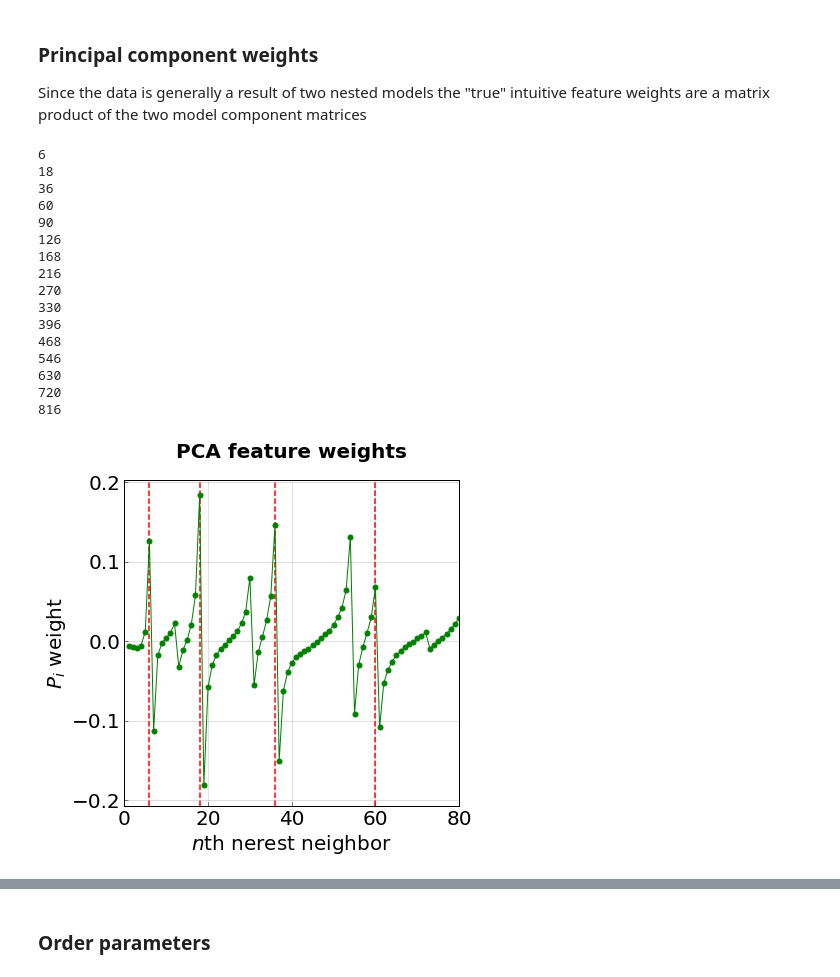
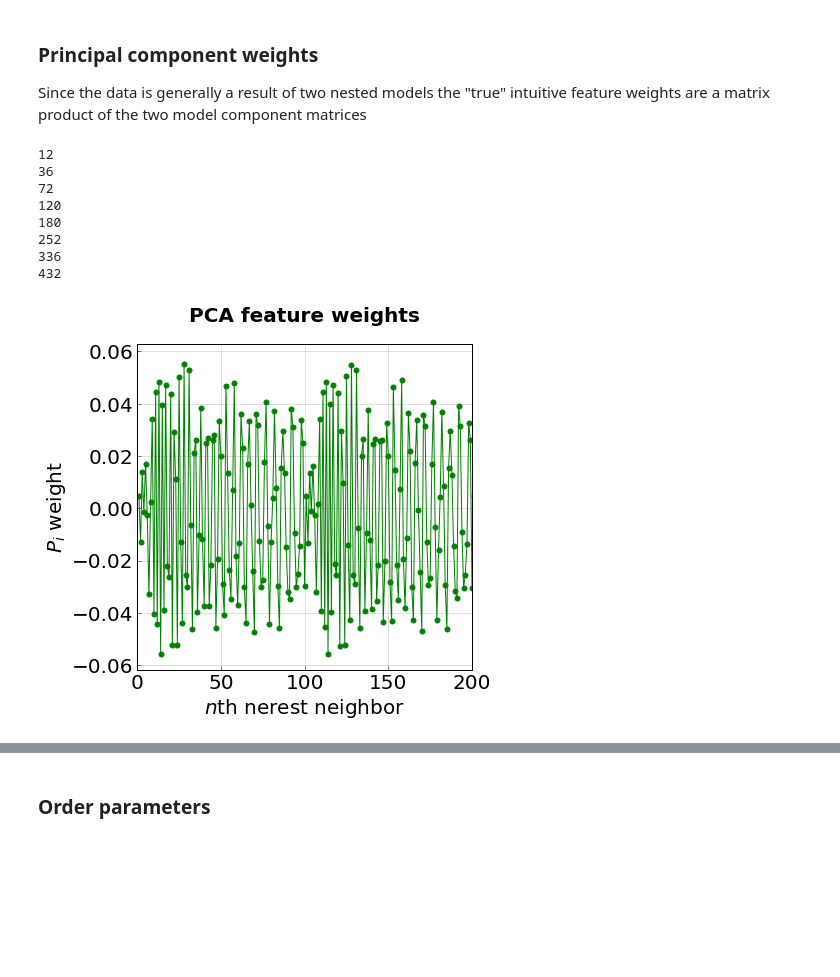
Before and after one commit to truskett-group-ut/hard_disks_pca, a Jupyter notebook: analysis_notebook.ipynb, the cells around one changed output, grey strips where cells are left out. Drawn from its saved outputs; the diff is of its cells as text; code cells hidden in the pictures; blank space fills up the shorter version.

```diff
--- a/analysis_notebook.ipynb
+++ b/analysis_notebook.ipynb
@@ -264,7 +261,7 @@ for phase in __phases__:
                     except:
                         None
                     incpca.partial_fit(features_partial)
-                    reservoir_sampler.NewSamples(features_partial[:,0:10])  ###store a few examples
+                    #reservoir_sampler.NewSamples(features_partial[:,0:10])  ###store a few examples
                     gc.collect()
                 elif phase == 'compute_ops' :
                     try:
@@ -386,5 +343,5 @@ plt.show()
 # %%
-num_frames = 100
+num_frames = 20
 dr = 0.05
 
 pos_spt = []
@@ -684,7 +590,7 @@ plt.show()
 # %%
 #plot the principal components
 colors = 200*['green', 'purple', 'orange', 'teal', 'black', 'red']
-for i in range(0,2):
+for i in range(0,1):
     p_data = incpca_ig.components_[i]
     plt.plot(range(len(p_data)), p_data, marker='o', linewidth = 1.0, markersize=5, color = colors[i])
 
@@ -772,13 +678,11 @@ Since the data is generally a result of two nested models the "true" intuitive f
 from numpy import dot
 # %%
 components = dot(incpca.components_, incpca_ig.components_)
-# %%
-components = incpca.components_
 # %%
 j = 0
-for i in arange(6,100,6):
+for i in arange(12,100,12):
     j = j + i
-    plt.axvline(x=j, color='r', linestyle='--')
+    #plt.axvline(x=j, color='r', linestyle='--')
     print j
 #plt.axvline(x=90, color='b', linestyle='--')
 
@@ -795,48 +699,40 @@ axes.set_axis_bgcolor('white')
 
 #font scpecifications
 title_font = {'family' : 'arial', 'color'  : 'black', 'weight' : 'heavy','size': 20}
 axis_label_font = {'family' : 'arial', 'color'  : 'black', 'weight' : 'normal','size': 20}
 
 #figure size and tick style
 plt.rcParams["figure.figsize"] = [6,6]
 plt.rc('axes',edgecolor='black',linewidth=1)
 plt.tick_params(which='both', axis='both', color='black', length=4, width=0.5)
 plt.rcParams['xtick.direction'] = 'in'
 plt.rcParams['ytick.direction'] = 'in'
 
 #axis range and labels (also specify if log or not)
-plt.xlim(0,80)
+plt.xlim(0,200)
 #plt.ylim(-0.001,0.001)
 #plt.ylim(0,0.5)
 #plt.ylim(-2,1.5)
 #plt.ylim(5, 13)
 #plt.ylim(1, 0.001)
 #plt.ylim(-2000.0, 2000)
 
-#plt.yscale('log')
+#plt.xscale('log')
 plt.xlabel(r'$n$th nerest neighbor', y=3, fontsize=20, fontdict = axis_label_font)
 plt.ylabel(r'$P_{i}$ weight', fontsize=20, fontdict = axis_label_font)
 
 #title and axis labels
 plt.tick_params(axis='both', labelsize=20)
 plt.title('PCA feature weights', y=1.05, fontdict = title_font)
 
 plt.show()
 # %% [output]
-6
-18
+12
 36
-60
-90
-126
-168
-216
-270
-330
-396
-468
-546
-630
-720
-816
+72
+120
+180
+252
+336
+432
-[figure, old version]
+[figure, new version]
```
Also changed, not shown: parts of 52 cells of this notebook, 2 other files.
